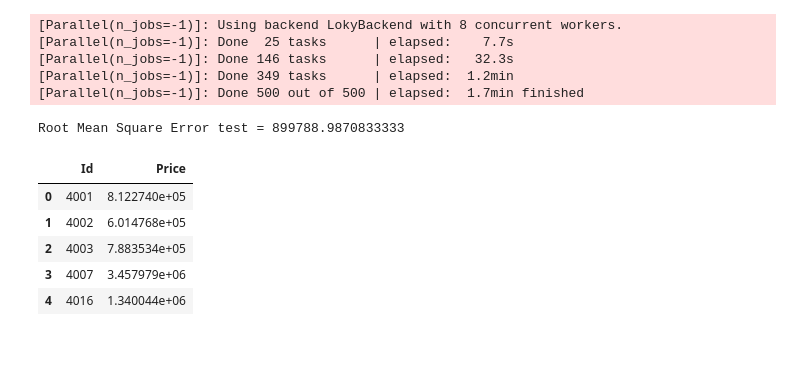
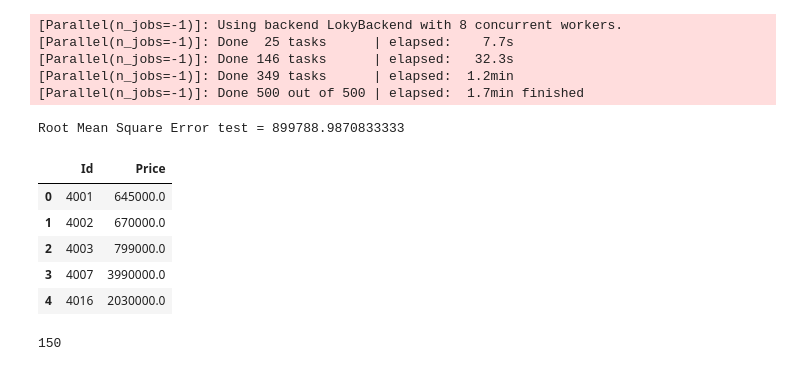
Before and after one commit to Andzo/JHB_House_Prices, a Jupyter notebook: JHB_House_Prices_Hackthon.ipynb, the cells around one changed output. Cells and saved outputs as stored; diff of their text form; code cells hidden in the pictures.

```diff
--- a/JHB_House_Prices_Hackthon.ipynb
+++ b/JHB_House_Prices_Hackthon.ipynb
@@ -473,14 +473,19 @@ Root Mean Square Error test = 899788.9870833333
 # %%
 final_submission = pd.DataFrame({
         "Id": X_test.index.values,
-        "Price": xgb_preds
+        "Price": [float(''.join(i.split()[1:])) for i in test_df.Price]
     })
-final_submission.to_csv("final_submission.csv", index=False)
+final_submission.to_csv("final_submission2.csv", index=False)
 final_submission.head()
 # %% [output]
 |  | Id | Price |
-| 0 | 4001 | 8.122740e+05 |
-| 1 | 4002 | 6.014768e+05 |
-| 2 | 4003 | 7.883534e+05 |
-| 3 | 4007 | 3.457979e+06 |
-| 4 | 4016 | 1.340044e+06 |
+| 0 | 4001 | 645000.0 |
+| 1 | 4002 | 670000.0 |
+| 2 | 4003 | 799000.0 |
+| 3 | 4007 | 3990000.0 |
+| 4 | 4016 | 2030000.0 |
+# %%
+y_prices = [float(''.join(i.split()[1:])) for i in test_df.Price]
+len(y_prices)
+# %% [output]
+150
```
Also changed, not shown: 1 other file.
